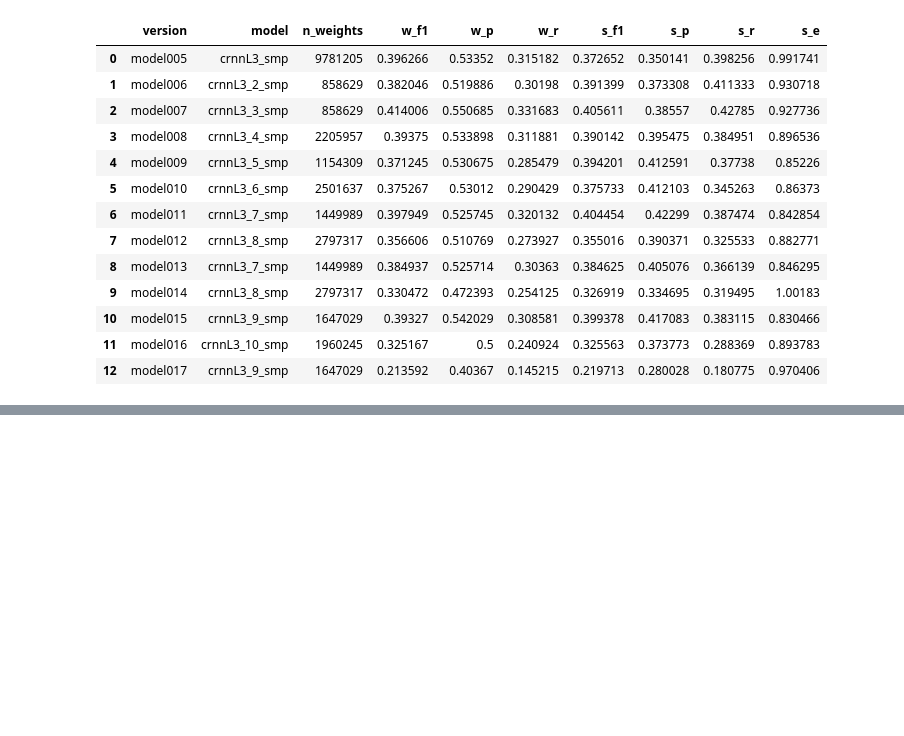
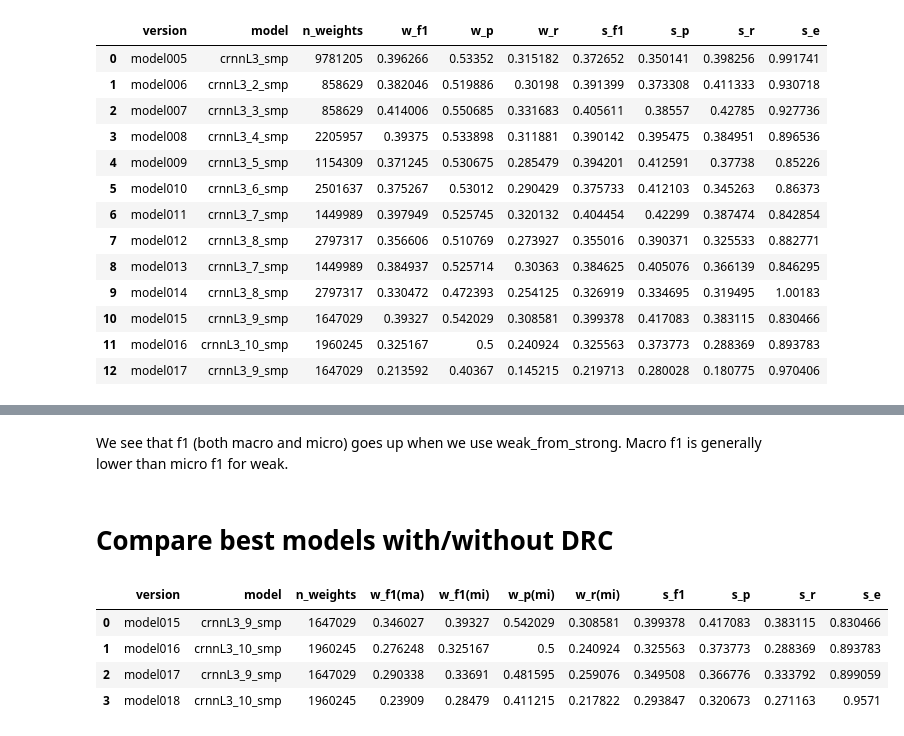
Before and after one commit to marl/milsed, a Jupyter notebook: notebooks/v1/01_model_results.ipynb, the cells around one changed output, grey strips where cells are left out. Cells and saved outputs as stored; diff of their text form; code cells hidden in the pictures; blank space fills up the shorter version.

```diff
--- a/notebooks/v1/01_model_results.ipynb
+++ b/notebooks/v1/01_model_results.ipynb
@@ -849,0 +895,18 @@ df11
+# %% [markdown]
+We see that f1 (both macro and micro) goes up when we use weak_from_strong. Macro f1 is generally lower than micro f1 for weak.
+# %% [markdown]
+# Compare best models with/without DRC
+# %%
+# model015: crnnL3_4[aug]: Completed after 20 hours
+# model016: crnnL3_4[aug]: running for 22 hours...
+# model017: crnnL3_4[aug]: running for 5 hours...
+# model018: crnnL3_4[aug]: running for 3 hours...
+models14 = (['model015', 'model016', 'model017', 'model018'])
+df14 = milsed.eval.compare_results(OUTPUT_PATH, models14, sort=False, weak_from_strong=False)
+df14
+# %% [output]
+|  | version | model | n_weights | w_f1(ma) | w_f1(mi) | w_p(mi) | w_r(mi) | s_f1 | s_p | s_r | s_e |
+| 0 | model015 | crnnL3_9_smp | 1647029 | 0.346027 | 0.39327 | 0.542029 | 0.308581 | 0.399378 | 0.417083 | 0.383115 | 0.830466 |
+| 1 | model016 | crnnL3_10_smp | 1960245 | 0.276248 | 0.325167 | 0.5 | 0.240924 | 0.325563 | 0.373773 | 0.288369 | 0.893783 |
+| 2 | model017 | crnnL3_9_smp | 1647029 | 0.290338 | 0.33691 | 0.481595 | 0.259076 | 0.349508 | 0.366776 | 0.333792 | 0.899059 |
+| 3 | model018 | crnnL3_10_smp | 1960245 | 0.23909 | 0.28479 | 0.411215 | 0.217822 | 0.293847 | 0.320673 | 0.271163 | 0.9571 |
```
Also changed, not shown: parts of 9 cells of this notebook, 3 other files.
